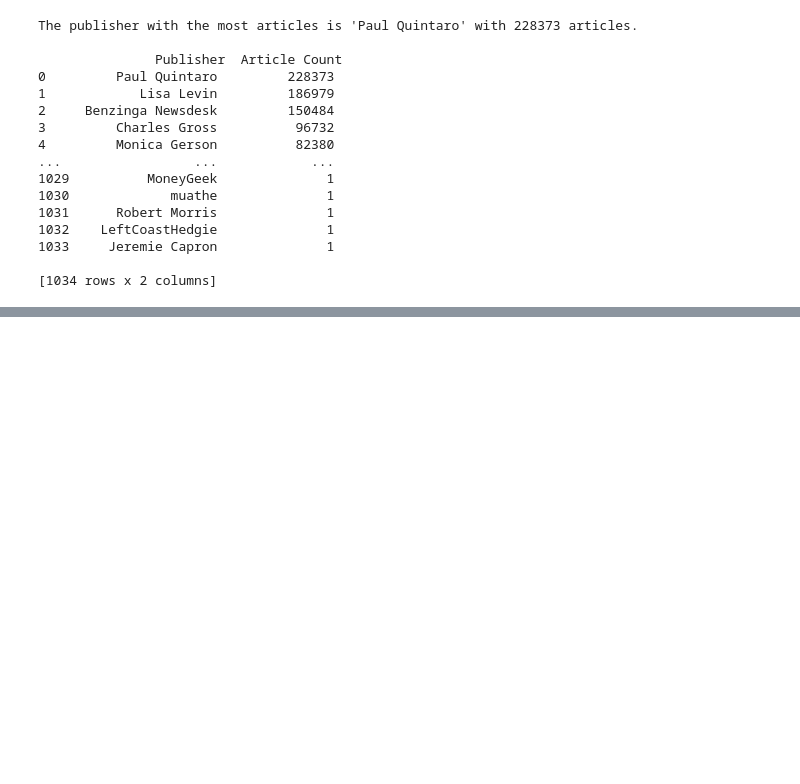
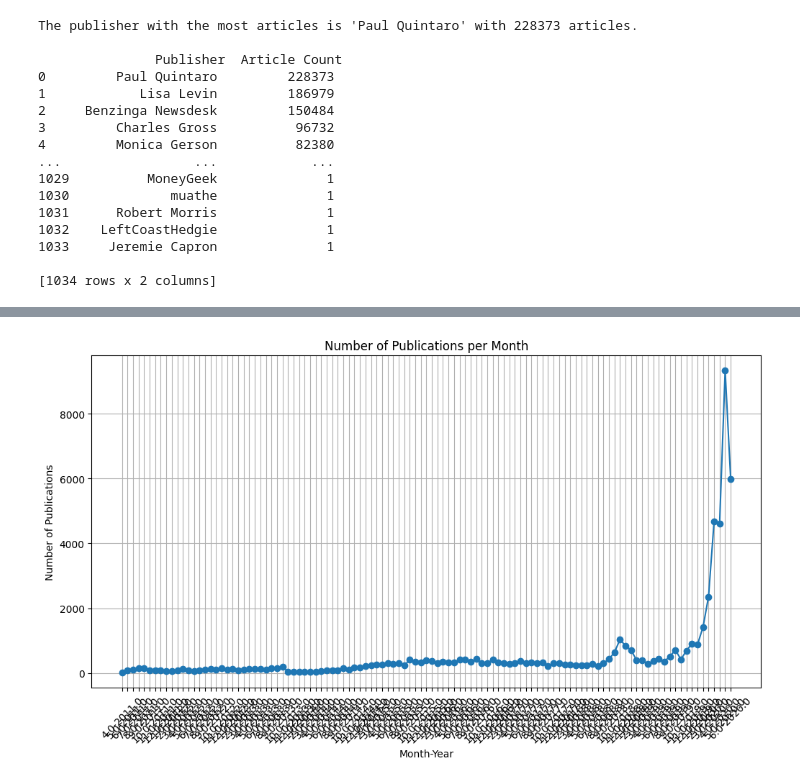
Before and after one commit to TewodrosAdimas/financial_news_analysis, a Jupyter notebook: notebooks/descriptive_statics.ipynb, the cells around one changed output, grey strips where cells are left out. Drawn from its saved outputs; the diff is of its cells as text; code cells hidden in the pictures; blank space fills up the shorter version.

Commit message:
publication date analysise  done

```diff
--- a/notebooks/descriptive_statics.ipynb
+++ b/notebooks/descriptive_statics.ipynb
@@ -71,0 +74,9 @@ The publisher with the most articles is 'Paul Quintaro' with 228373 articles.
+# %%
+#convert date format to date time format and make not time for those with convertion problem
+data['date'] = pd.to_datetime(data['date'], errors='coerce')
+# print(data[data['date'].isna()])
+# print("Rows with parsing issues:")
+# print(data[data['date'].isna()])
+
+print("\nFirst few rows of 'date':")
+print(data['date'].head())
@@ -71,0 +91,13 @@ The publisher with the most articles is 'Paul Quintaro' with 228373 articles.
+# %%
+# Extract year, month, day, and day of the week
+data['year'] = data['date'].dt.year
+data['month'] = data['date'].dt.month
+data['day'] = data['date'].dt.day
+data['day_of_week'] = data['date'].dt.day_name()
+# %%
+# Count the number of publications per month
+monthly_counts = data.groupby(['year', 'month']).size().reset_index(name='count')
+
+# Print the result
+print("Monthly Trends:")
+print(monthly_counts)
@@ -71,0 +120,12 @@ The publisher with the most articles is 'Paul Quintaro' with 228373 articles.
+# %%
+# Plot monthly trends
+plt.figure(figsize=(12, 6))
+plt.plot(monthly_counts['month'].astype(str) + '-' + monthly_counts['year'].astype(str), monthly_counts['count'], marker='o')
+plt.title('Number of Publications per Month')
+plt.xlabel('Month-Year')
+plt.ylabel('Number of Publications')
+plt.xticks(rotation=45)
+plt.grid(True)
+plt.show()
+# %% [output]
+[figure, added]
```
Also changed, not shown: parts of 5 cells of this notebook.
